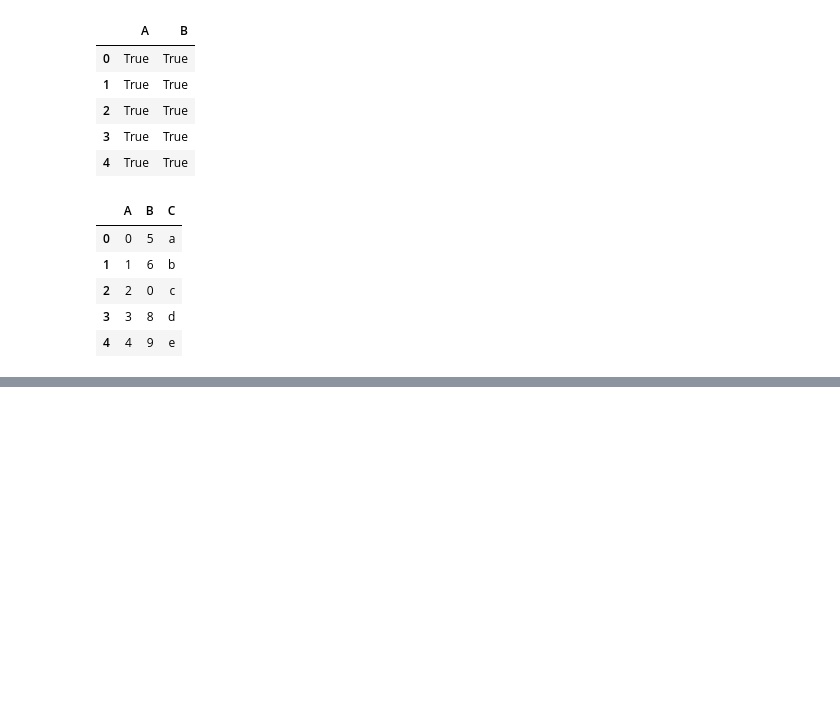
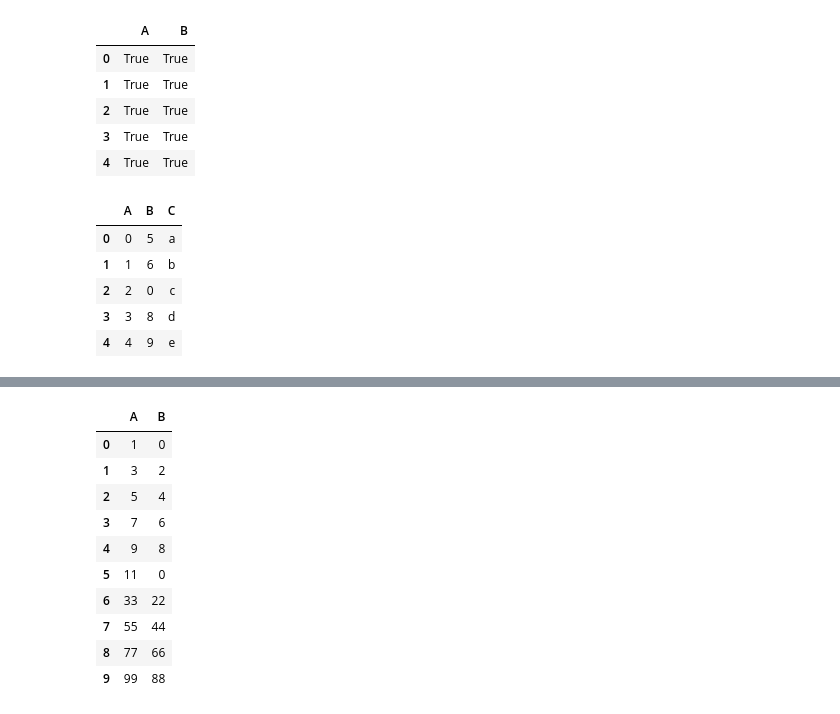
Before and after one commit to arun1248/data-science, a Jupyter notebook: notes/py_ds/day4.ipynb, the cells around one changed output, grey strips where cells are left out. Cells and saved outputs as stored; diff of their text form; code cells hidden in the pictures; blank space fills up the shorter version.

```diff
--- a/notes/py_ds/day4.ipynb
+++ b/notes/py_ds/day4.ipynb
@@ -632,0 +902,16 @@ df
+# %%
+df1.index = list('ABCDE')
+df2.index = list('GHIJK')
+pd.concat([df1, df2], ignore_index=True)
+# %% [output]
+|  | A | B |
+| 0 | 1 | 0 |
+| 1 | 3 | 2 |
+| 2 | 5 | 4 |
+| 3 | 7 | 6 |
+| 4 | 9 | 8 |
+| 5 | 11 | 0 |
+| 6 | 33 | 22 |
+| 7 | 55 | 44 |
+| 8 | 77 | 66 |
+| 9 | 99 | 88 |
```
Also changed, not shown: parts of 76 cells of this notebook.
